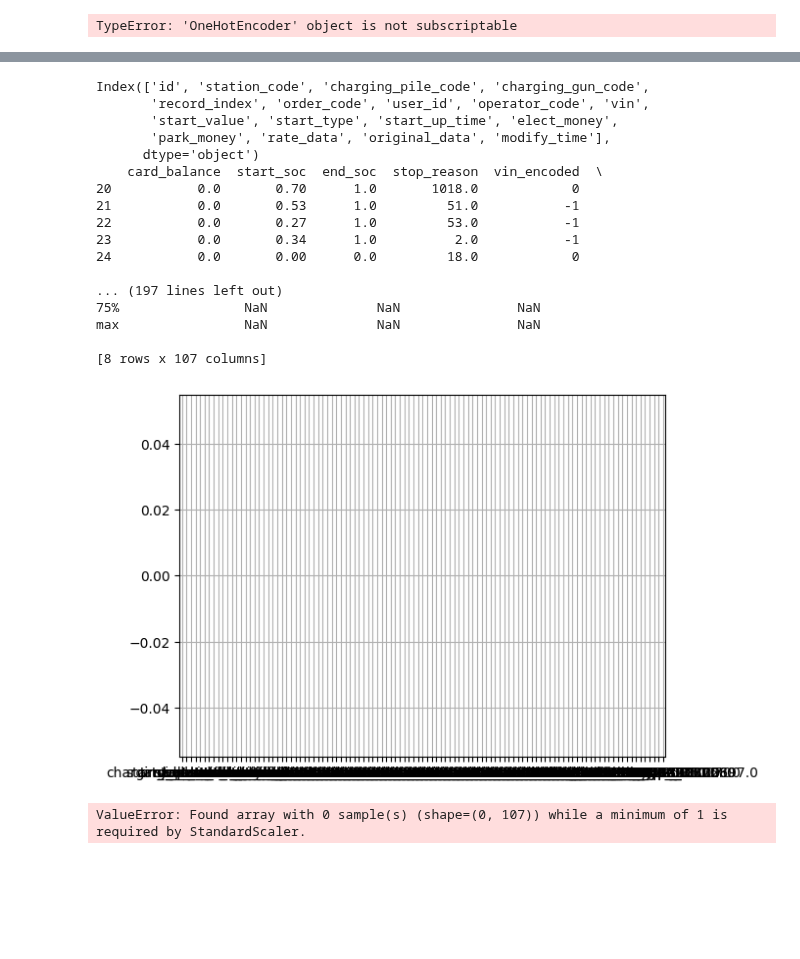
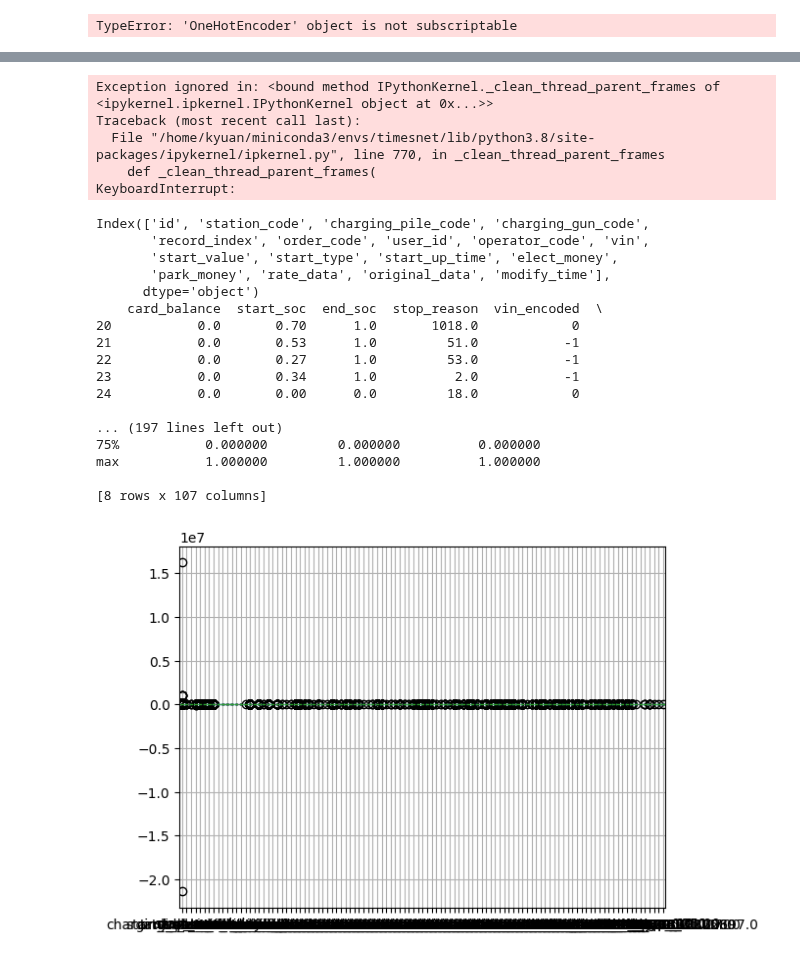
Before and after one commit to believefollow/Time-Series-Library, a Jupyter notebook: test.ipynb, the cells around one changed output, grey strips where cells are left out. Drawn from its saved outputs; the diff is of its cells as text; code cells hidden in the pictures; blank space fills up the shorter version.

```diff
--- a/test.ipynb
+++ b/test.ipynb
@@ -392,7 +392,7 @@ data['time_part_normalized'] = (data['time_part'] - data['time_part'].min()) / (
 data['rate_data_elec'] = data['rate_data'].apply(calculate_elect_sum)
 
 # 计算所有elect值的总和
-labels_1 = df['electricity'].values
+labels_1 = data['rate_data_elec'].values
 
 # 提取更多时间相关特征
 df['start_hour'] = df['start_time'].dt.hour
@@ -446,52 +446,56 @@ IQR = Q3 - Q1
 
 # 定义异常值的条件
 condition = (data < (Q1 - 1.5 * IQR)) | (data > (Q3 + 1.5 * IQR))
 
 # 替换或删除异常值
 data[condition] = np.nan  # 替换为NaN
 data = data.dropna()  # 删除包含NaN的行
 
 
 features = data.to_numpy()
 # 计算分割点
 split_index = int(0.8 * len(features))  # 20%的数据用于测试集
 
 # 分割数据
 train_data = features[:split_index]
 test_data = features[split_index:]
 test_data_label = labels_1[split_index:]
 
 from sklearn.preprocessing import StandardScaler, MinMaxScaler
 
 # 示例：使用标准化
 scaler = StandardScaler()
 train_data = scaler.fit_transform(train_data)
 test_data = scaler.transform(test_data)  # 注意：用训练集的参数来转换测试集
 
 
 np.save('dataset/charger/charger1_test.npy', test_data)
 np.save('dataset/charger/charger1_train.npy', train_data)
 np.save('dataset/charger/charger1_test_label.npy', test_data_label)
 # %% [output]
-Index(['id', 'station_code', 'charging_pile_code', 'charging_gun_code',
-       'record_index', 'order_code', 'user_id', 'operator_code', 'vin',
-       'start_value', 'start_type', 'start_up_time', 'elect_money',
-       'park_money', 'rate_data', 'original_data', 'modify_time'],
-      dtype='object')
-    card_balance  start_soc  end_soc  stop_reason  vin_encoded  \
-20           0.0       0.70      1.0       1018.0            0
-21           0.0       0.53      1.0         51.0           -1
-22           0.0       0.27      1.0         53.0           -1
-23           0.0       0.34      1.0          2.0           -1
-24           0.0       0.00      0.0         18.0            0
-
-... (197 lines left out)
-75%                NaN              NaN               NaN
-max                NaN              NaN               NaN
-
-[8 rows x 107 columns]
+Exception ignored in: <bound method IPythonKernel._clean_thread_parent_frames of <ipykernel.ipkernel.IPythonKernel object at 0x...>>
+Traceback (most recent call last):
+  File "/home/kyuan/miniconda3/envs/timesnet/lib/python3.8/site-packages/ipykernel/ipkernel.py", line 770, in _clean_thread_parent_frames
+    def _clean_thread_parent_frames(
+KeyboardInterrupt:
+Index(['id', 'station_code', 'charging_pile_code', 'charging_gun_code',
+       'record_index', 'order_code', 'user_id', 'operator_code', 'vin',
+       'start_value', 'start_type', 'start_up_time', 'elect_money',
+       'park_money', 'rate_data', 'original_data', 'modify_time'],
+      dtype='object')
+    card_balance  start_soc  end_soc  stop_reason  vin_encoded  \
+20           0.0       0.70      1.0       1018.0            0
+21           0.0       0.53      1.0         51.0           -1
+22           0.0       0.27      1.0         53.0           -1
+23           0.0       0.34      1.0          2.0           -1
+24           0.0       0.00      0.0         18.0            0
+
+... (197 lines left out)
+75%           0.000000         0.000000          0.000000
+max           1.000000         1.000000          1.000000
+
+[8 rows x 107 columns]
-[figure, old version]
+[figure, new version]
-ValueError: Found array with 0 sample(s) (shape=(0, 107)) while a minimum of 1 is required by StandardScaler.
 # %%
 import numpy as np
 
```
Also changed, not shown: 1 other file.
